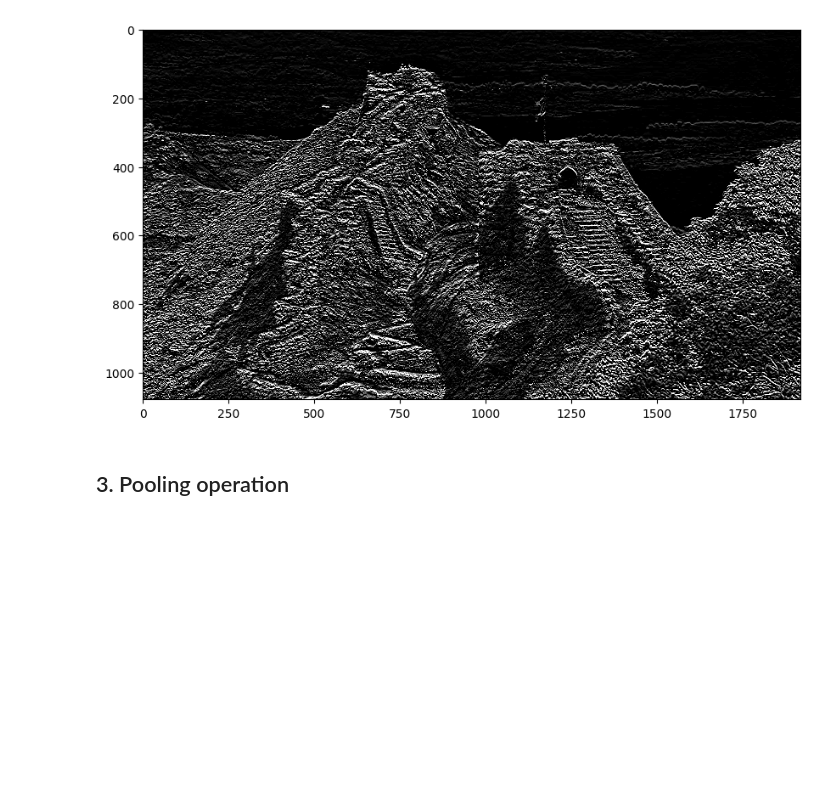
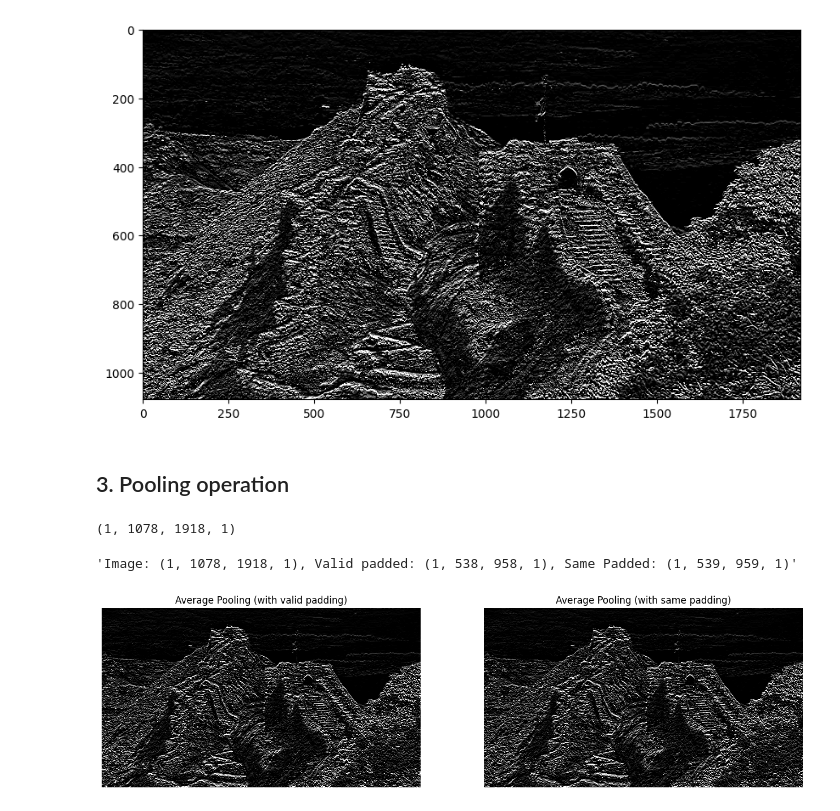
Before and after one commit to prapti1112/TensorFlow-in-Action, a Jupyter notebook: 1_tf_basics.ipynb, the cells around one changed output. Drawn from its saved outputs; the diff is of its cells as text; code cells hidden in the pictures; blank space fills up the shorter version.

Commit message:
🔨 Added pooling operation

```diff
--- a/1_tf_basics.ipynb
+++ b/1_tf_basics.ipynb
@@ -75,3 +78,27 @@ plt.imshow(tf.squeeze(img_conv).numpy(), cmap='gray', vmin=0, vmax=255)
 [figure]
 # %% [markdown]
 ## 3. Pooling operation
+# %%
+img_conv.numpy().shape
+# %% [output]
+(1, 1078, 1918, 1)
+# %%
+img_avg_valid = tf.nn.avg_pool2d(img_conv.numpy(), (1, 3,3, 1), strides=(1, 2, 2, 1), padding='VALID')
+img_avg_same = tf.nn.avg_pool2d(img_conv.numpy(), (1, 3,3, 1), strides=(1, 2, 2, 1), padding='SAME')
+
+plt.figure(figsize=(16, 8))
+
+plt.subplot(1, 2, 1)
+plt.imshow(np.reshape(img_avg_valid, img_avg_valid.shape[1:-1]), cmap='gray', vmin=0, vmax=255)
+plt.title('Average Pooling (with valid padding)')
+plt.axis("off")
+
+plt.subplot(1, 2, 2)
+plt.imshow(np.reshape(img_avg_same, img_avg_same.shape[1:-1]), cmap='gray', vmin=0, vmax=255)
+plt.title('Average Pooling (with same padding)')
+plt.axis("off")
+
+f"Image: {img_conv.shape}, Valid padded: {img_avg_valid.shape}, Same Padded: {img_avg_same.shape}"
+# %% [output]
+'Image: (1, 1078, 1918, 1), Valid padded: (1, 538, 958, 1), Same Padded: (1, 539, 959, 1)'
+[figure, added]
```
Also changed, not shown: parts of 2 cells of this notebook.
